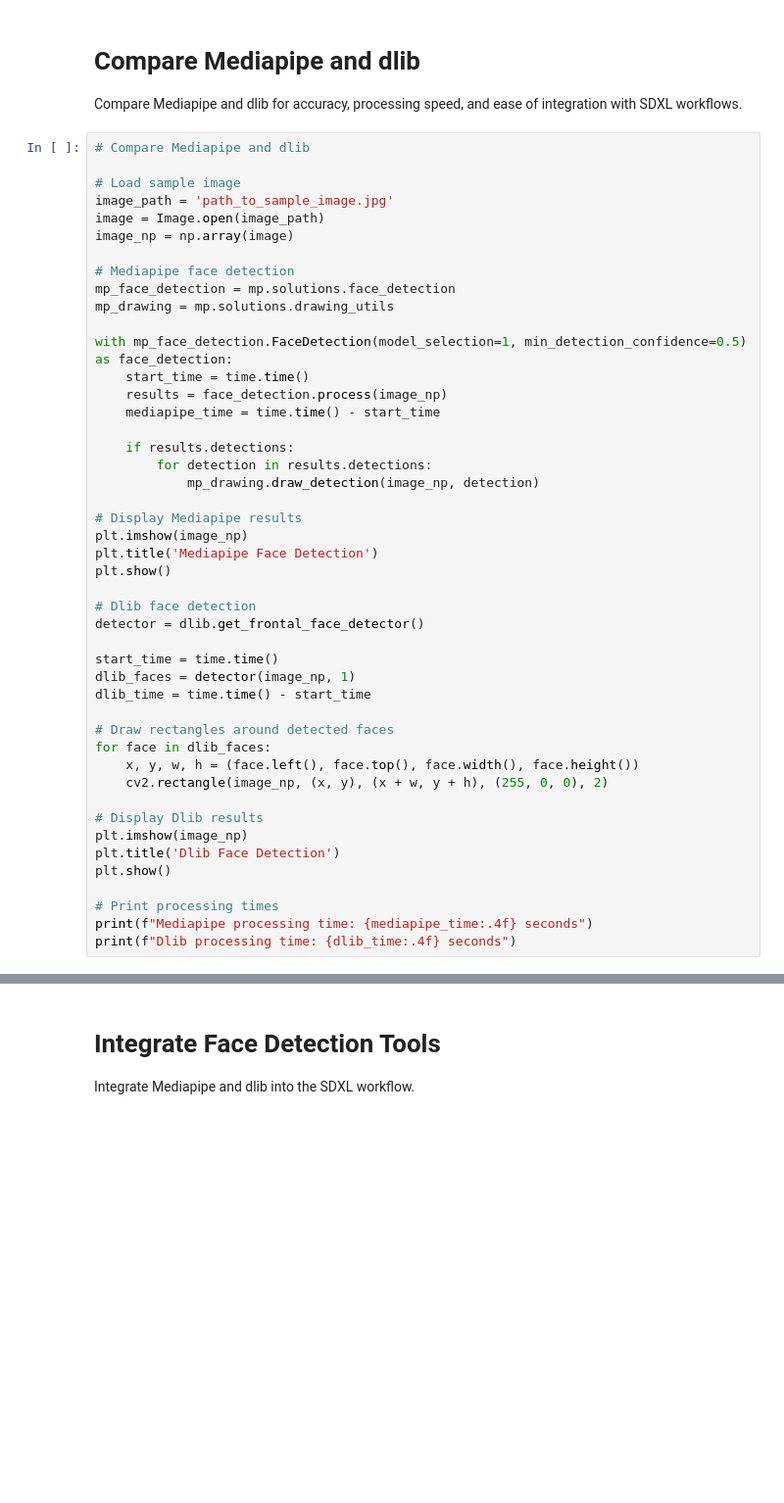
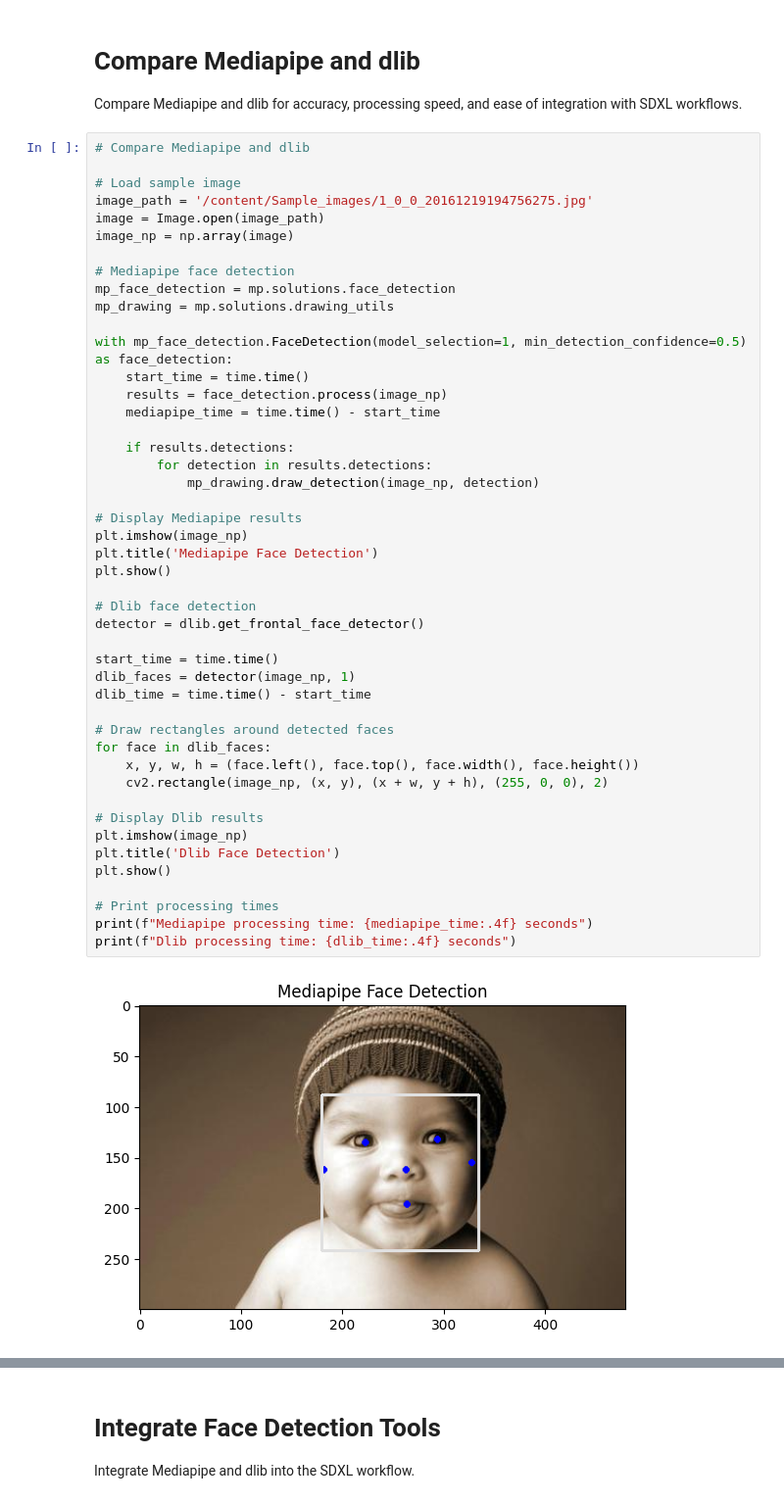
Before and after one commit to Rishardmunene/Stable-Diffusion-test, a Jupyter notebook: Testing PE.ipynb, the cells around one changed output, grey strips where cells are left out. Shown at 98% size. Cells and saved outputs as stored; diff of their text form; blank space fills up the shorter version.

```diff
--- a/Testing PE.ipynb
+++ b/Testing PE.ipynb
@@ -23,7 +47,7 @@ Compare Mediapipe and dlib for accuracy, processing speed, and ease of integrati
 # Compare Mediapipe and dlib
 
 # Load sample image
-image_path = 'path_to_sample_image.jpg'
+image_path = '/content/Sample_images/1_0_0_20161219194756275.jpg'
 image = Image.open(image_path)
 image_np = np.array(image)
 
@@ -38,30 +62,32 @@ with mp_face_detection.FaceDetection(model_selection=1, min_detection_confidence
 
     if results.detections:
         for detection in results.detections:
             mp_drawing.draw_detection(image_np, detection)
 
 # Display Mediapipe results
 plt.imshow(image_np)
 plt.title('Mediapipe Face Detection')
 plt.show()
 
 # Dlib face detection
 detector = dlib.get_frontal_face_detector()
 
 start_time = time.time()
 dlib_faces = detector(image_np, 1)
 dlib_time = time.time() - start_time
 
 # Draw rectangles around detected faces
 for face in dlib_faces:
     x, y, w, h = (face.left(), face.top(), face.width(), face.height())
     cv2.rectangle(image_np, (x, y), (x + w, y + h), (255, 0, 0), 2)
 
 # Display Dlib results
 plt.imshow(image_np)
 plt.title('Dlib Face Detection')
 plt.show()
 
 # Print processing times
 print(f"Mediapipe processing time: {mediapipe_time:.4f} seconds")
 print(f"Dlib processing time: {dlib_time:.4f} seconds")
+# %% [output]
+[figure, added]
```
Also changed, not shown: parts of 7 cells of this notebook.
